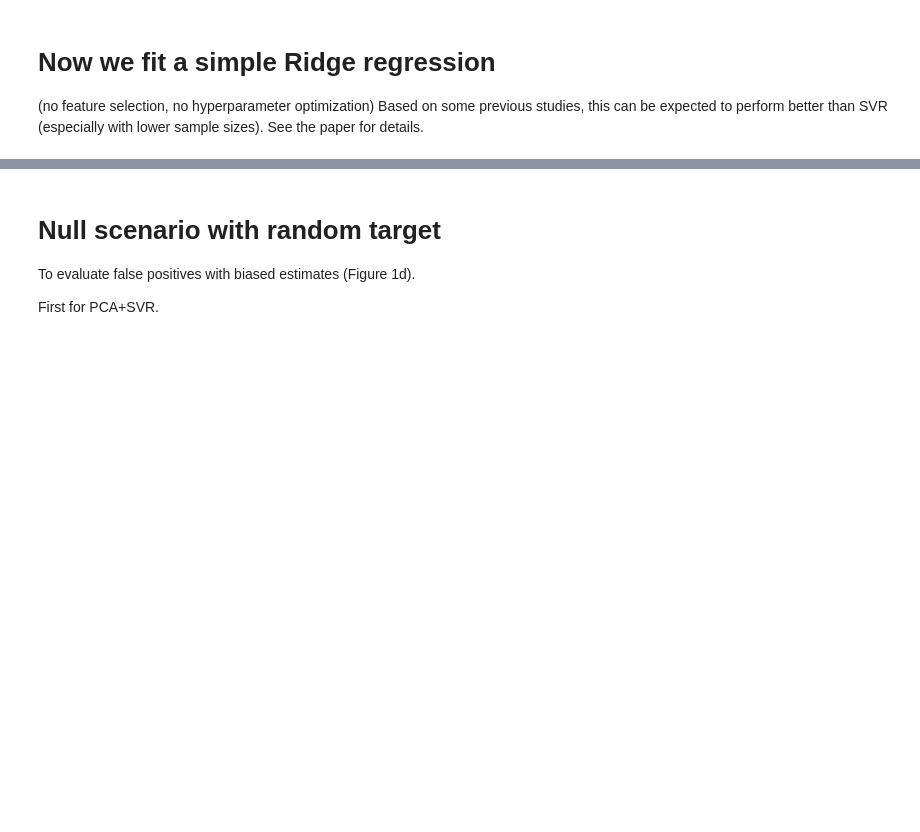
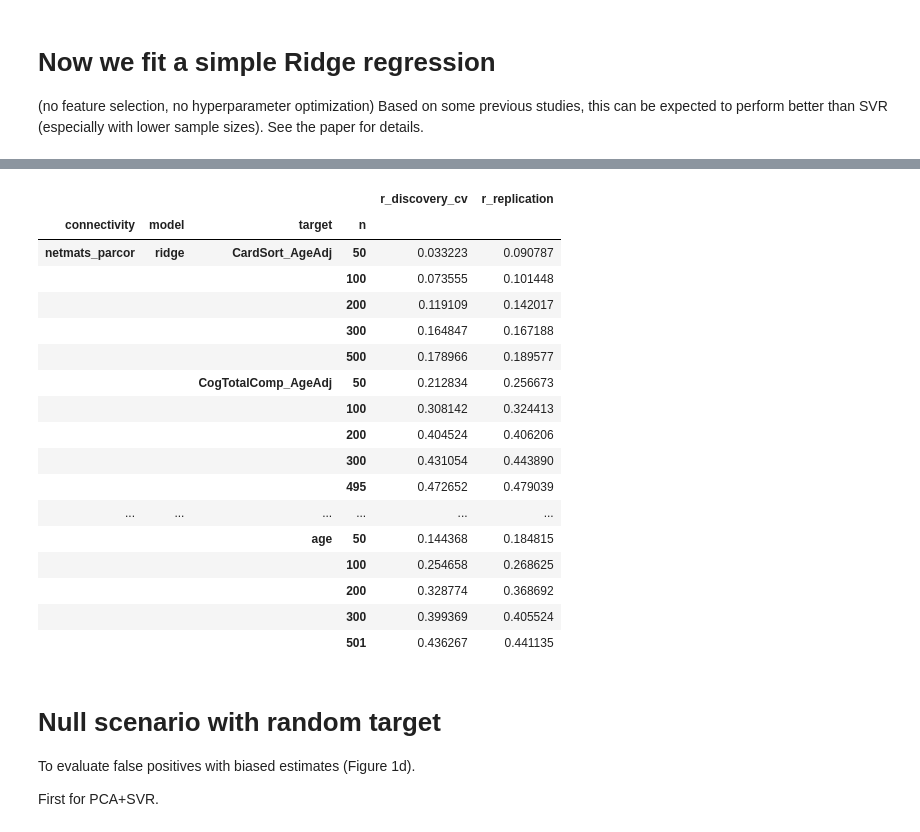
Before and after one commit to spisakt/BWAS_comment, a Jupyter notebook: multivariate_BWAS_replicability_analysis_FC.ipynb, the cells around one changed output, grey strips where cells are left out. Cells and saved outputs as stored; diff of their text form; code cells hidden in the pictures; blank space fills up the shorter version.

```diff
--- a/multivariate_BWAS_replicability_analysis_FC.ipynb
+++ b/multivariate_BWAS_replicability_analysis_FC.ipynb
@@ -491,3 +335,24 @@ Wall time: 28min 15s
+# %%
+df.groupby(['connectivity', 'model', 'target', 'n']).mean()[['r_discovery_cv', 'r_replication']]
+# %% [output]
+|  |  |  |  | r_discovery_cv | r_replication |
+| connectivity | model | target | n |  |  |
+| netmats_parcor | ridge | CardSort_AgeAdj | 50 | 0.033223 | 0.090787 |
+|  |  |  | 100 | 0.073555 | 0.101448 |
+|  |  |  | 200 | 0.119109 | 0.142017 |
+|  |  |  | 300 | 0.164847 | 0.167188 |
+|  |  |  | 500 | 0.178966 | 0.189577 |
+|  |  | CogTotalComp_AgeAdj | 50 | 0.212834 | 0.256673 |
+|  |  |  | 100 | 0.308142 | 0.324413 |
+|  |  |  | 200 | 0.404524 | 0.406206 |
+|  |  |  | 300 | 0.431054 | 0.443890 |
+|  |  |  | 495 | 0.472652 | 0.479039 |
+| ... | ... | ... | ... | ... | ... |
+|  |  | age | 50 | 0.144368 | 0.184815 |
+|  |  |  | 100 | 0.254658 | 0.268625 |
+|  |  |  | 200 | 0.328774 | 0.368692 |
+|  |  |  | 300 | 0.399369 | 0.405524 |
+|  |  |  | 501 | 0.436267 | 0.441135 |
 # %% [markdown]
 # Null scenario with random target
 To evaluate false positives with biased estimates (Figure 1d).
```
Also changed, not shown: parts of 6 cells of this notebook, 3 other files.
